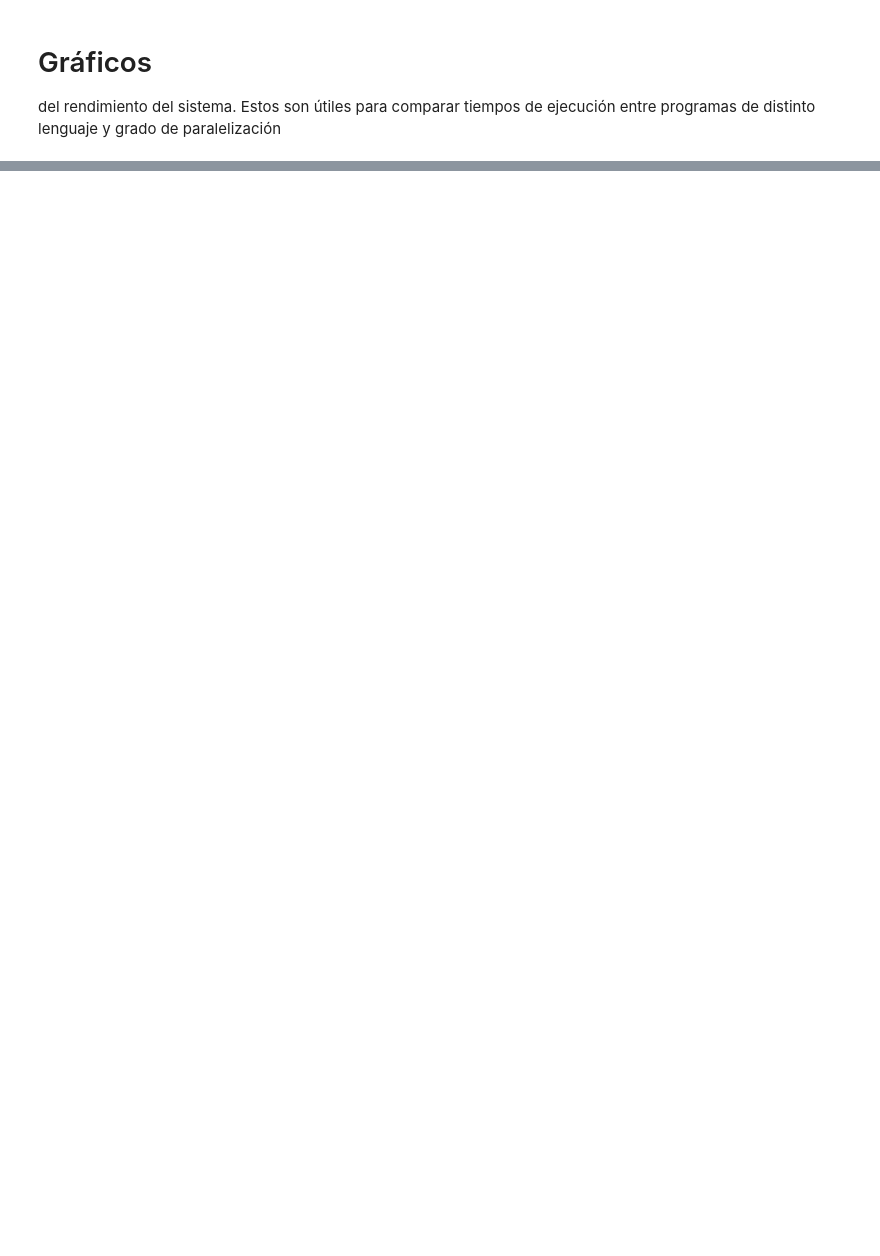
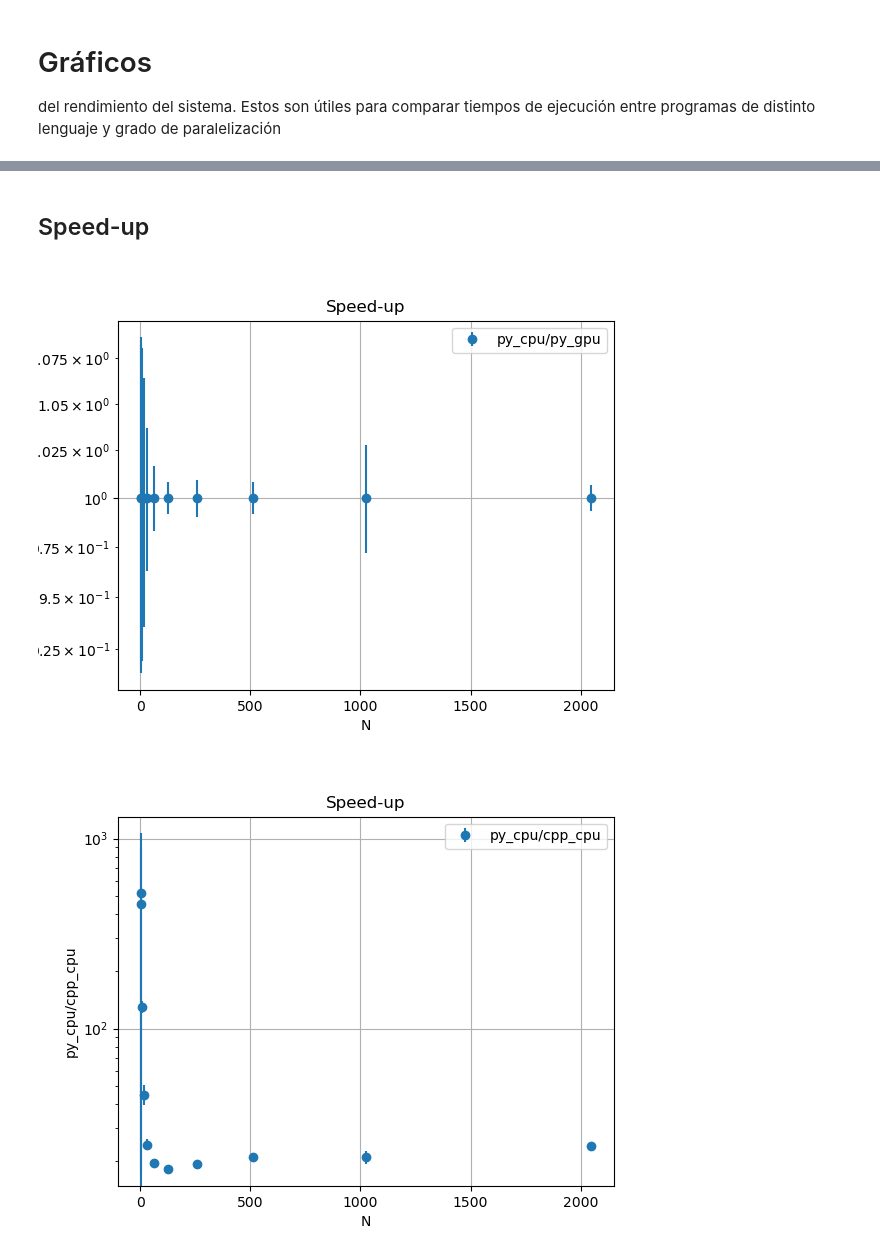
Before and after one commit to Lupama2/Maestria-Bunkin-equlibrio-en-avalancha, a Jupyter notebook: graficos_rendimiento.ipynb, the cells around one changed output, grey strips where cells are left out. Saved outputs shown, nothing was run; the diff lists cells and outputs as text; code cells hidden in the pictures; blank space fills up the shorter version.

```diff
--- a/graficos_rendimiento.ipynb
+++ b/graficos_rendimiento.ipynb
@@ -25,0 +48,44 @@ ValueError: Cannot load file containing pickled data when allow_pickle=False
+# %% [markdown]
+## Speed-up
+# %%
+def sigma_cociente(a, b, sigma_a,sigma_b):
+    '''
+    Error en la determinación de a/b dados sigma_a y sigma_b
+    '''
+    return np.sqrt((sigma_a/b)**2 + (a*sigma_b/b**2)**2)
+
+def graph_speedup(i, j):
+    '''
+    Speed up de índice i sobre índice j
+
+    '''
+    fig, ax = plt.subplots()
+    ax.errorbar(N_array[j], t_computo_mean[i]/t_computo_mean[j], yerr=sigma_cociente(t_computo_mean[i], t_computo_mean[j], t_computo_std[i] ,t_computo_std[j]), fmt="o", label = name[i] + "/" + name[j])
+    ax.set_xlabel("N")
+    ax.set_ylabel(name[i] + "/" + name[j])
+    ax.grid()
+    ax.set_yscale("log")
+    ax.set_title("Speed-up")
+    ax.legend()
+    plt.plot()
+# %%
+#Grafico cociente entre tiempos de computo
+
+
+# .py_gpu respecto a py_cpu
+graph_speedup(0, 1)
+
+# .cpp_cpu respecto a py_cpu
+graph_speedup(0, 2)
+
+# .cpp_gpu_v1 respecto a cpp_cpu
+graph_speedup(2, 3)
+
+# .cpp_gpu_v1 respecto a cpp_gpu_v2
+graph_speedup(3, 4)
+
+# .cpp_gpu_v2 respecto a py_cpu
+graph_speedup(0, 4)
+# %% [output]
+[figure, added]
+[figure, added]
```
Also changed, not shown: parts of 6 cells of this notebook, 31 other files.
